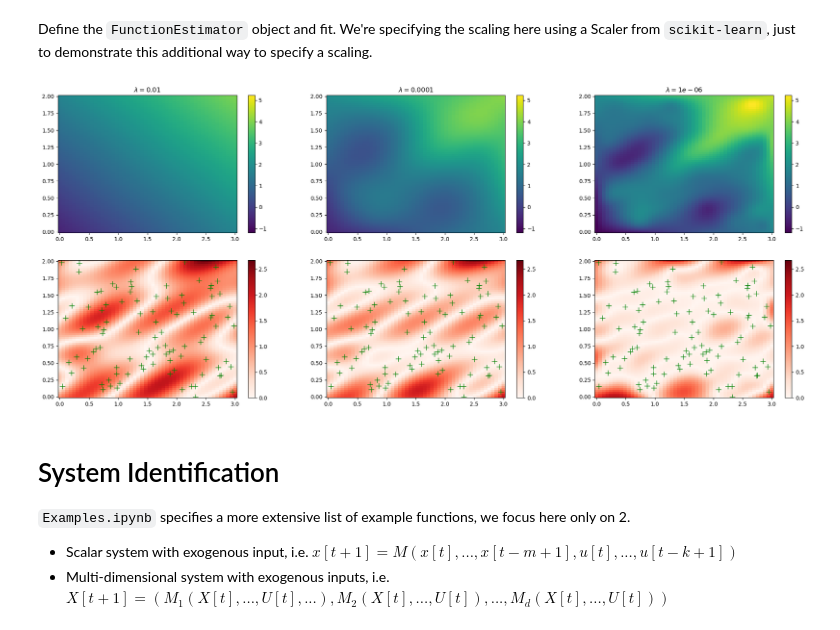
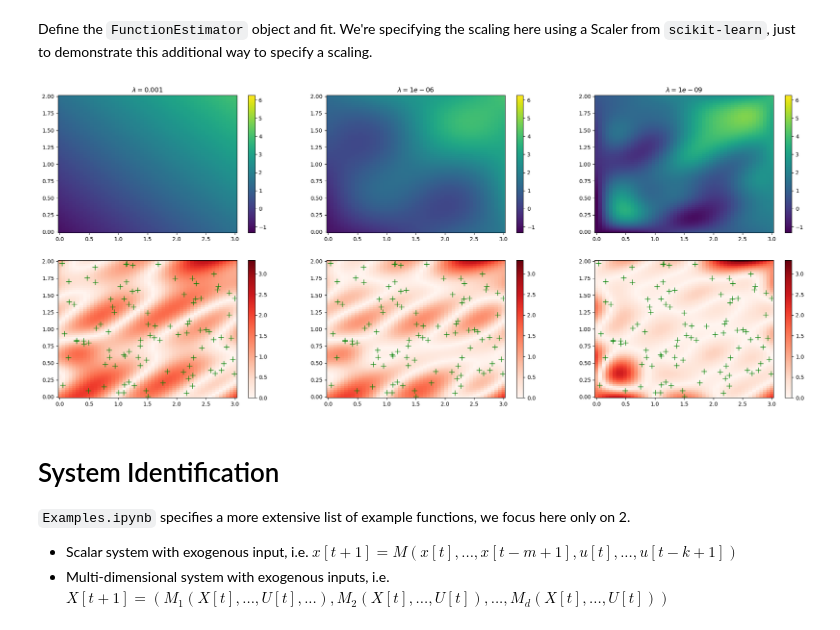
Before and after one commit to IBM/RKHS-Function-Estimation, a Jupyter notebook: notebooks/Scaler_Examples.ipynb, the cells around one changed output. Saved outputs shown, nothing was run; the diff lists cells and outputs as text; code cells hidden in the pictures.

```diff
--- a/notebooks/Scaler_Examples.ipynb
+++ b/notebooks/Scaler_Examples.ipynb
@@ -172,37 +174,37 @@ funcest2 = RKHS.FunctionEstimator(
 # %%
 max_diff = 0
 max_z, min_z = (-np.inf, np.inf)  # to scale the colormaps
 pcm_z = []
 pcm_diff = []
 fig, ax = plt.subplots(2, 3)
-for ii, q in enumerate([1 / 100, 1 / 10000, 1 / 1000000]):
-    funcest2.fit(X_obsv, Y_obsv, data_cost_weight=1 / N_obsv, rkhs_weight=q)
+for ii, q in enumerate([1 / 1_000, 1 / 1_000_000, 1 / 1_000_000_000]):
+    funcest2.fit(X_obsv, Y_obsv, data_cost_weight=1, rkhs_weight=q)
     Zest = funcest2.eval(np.column_stack((X.flatten(), Y.flatten()))).reshape(X.shape)
     pcm = ax[0, ii].pcolormesh(X, Y, Zest, cmap="viridis")
     pcm_z.append(pcm)
     # plt.colorbar(pcm, ax=ax[0,ii])
     ax[0, ii].set_title(f"$\lambda={q}$")
     pcm = ax[1, ii].pcolormesh(X, Y, np.abs(Z - Zest), cmap="Reds")
     # plt.colorbar(pcm, ax=ax[1,ii])
     pcm_diff.append(pcm)
     ax[1, ii].plot(X_obsv[:, 0], X_obsv[:, 1], "g+", markersize=10)
 
     max_diff = max(max_diff, np.max(np.abs(Z - Zest)))
     min_z = min(min_z, np.min(Zest))
     max_z = max(max_z, np.max(Zest))
 
 for ia in range(3):
     # set all the colormaps to the same limits and add colorbars
-    pcm_z[ia].set_clim((min_z, max_z))
+    pcm_z[ia].set_clim((np.min(Z), np.max(Z)))  # min_z, max_z))
     plt.colorbar(pcm_z[ia], ax=ax[0, ia])
     pcm_diff[ia].set_clim((0, max_diff))
     plt.colorbar(pcm_diff[ia], ax=ax[1, ia])
 
 for a in ax.flat:
     a.axis("equal")
     a.axis("tight")
 # %% [output]
-[figure, old version]
+[figure, new version]
 # %% [markdown]
 # System Identification
 `Examples.ipynb` specifies a more extensive list of example functions, we focus here only on 2.
```
Also changed, not shown: parts of 3 cells of this notebook, 4 other files.
